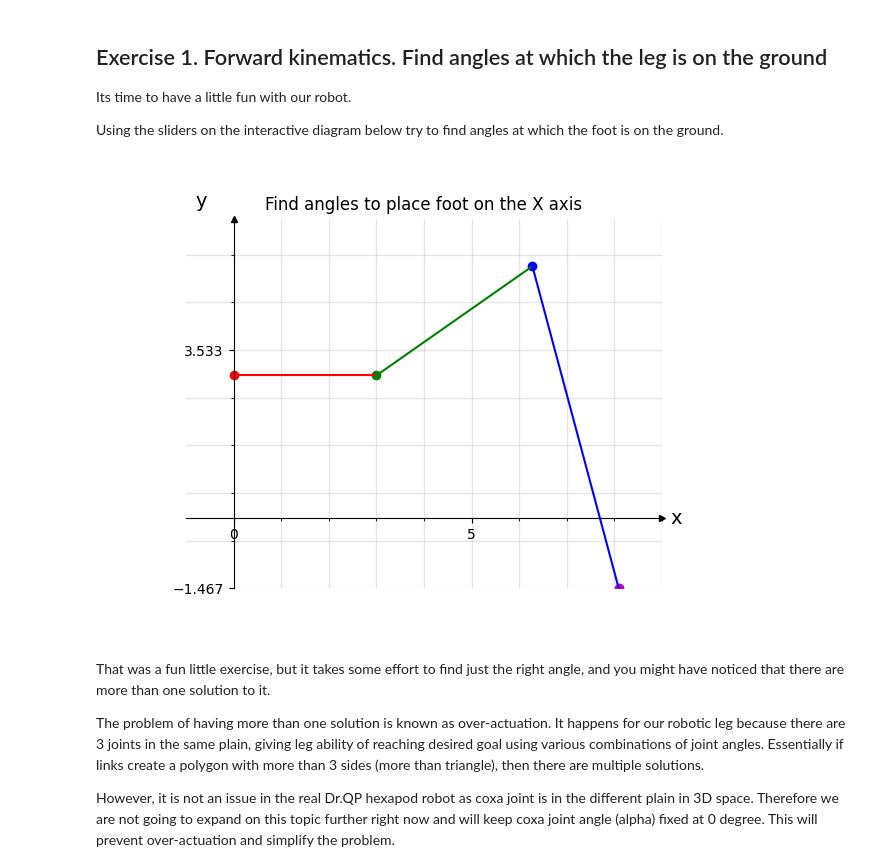
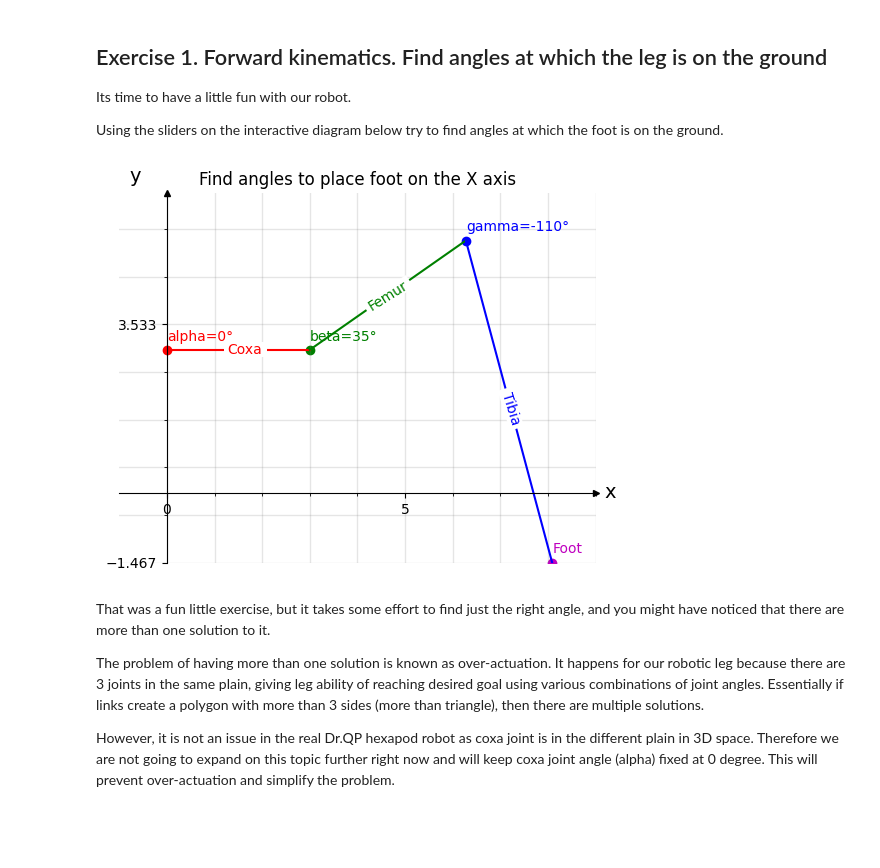
Before and after one commit to Dr-QP/Dr.QP, a Jupyter notebook: packages/runtime/drqp_brain/notebooks/getting_started_with_robot_ik.ipynb, the cells around one changed output. Saved outputs shown, nothing was run; the diff lists cells and outputs as text; code cells hidden in the pictures; blank space fills up the shorter version.

Commit message:
make interactive configurable

```diff
--- a/packages/runtime/drqp_brain/notebooks/getting_started_with_robot_ik.ipynb
+++ b/packages/runtime/drqp_brain/notebooks/getting_started_with_robot_ik.ipynb
@@ -123,36 +123,34 @@ Using the sliders on the interactive diagram below try to find angles at which t
 # %%
 
 from plotting import plot_leg_update_lines
-from ipywidgets import interactive
+from ipywidgets import interact
+import matplotlib
 
-# is_interactive = False
-# %matplotlib inline
+
 # To switch to interactive mode:
-#  1. comment lines above
-#  2. uncomment the following lines
-#  3. Restart kernel and run all the cells above
-# DO NOT RUN THE CELLS BELOW, %matplotlib widget has to be the last magic executed to use interactive backend
-is_interactive = True
-%matplotlib widget
+#  1. Set is_interactive to True
+#  2. Restart kernel and run all the cells above
+# DO NOT RUN THE CELLS BELOW, matplotlib's widget backend has to be the last magic executed to use interactive backend
+is_interactive = False
+
+matplotlib.use('widget' if is_interactive else 'inline')
 
 start=Point(0, 3)
 alpha=0
 beta=35
 gamma=-110
 points = forward_kinematics_angles(coxa_length, femur_length, tibia_length, alpha, beta, gamma, start=start)
 fig, lines, joints = plot_leg_with_points(points, 'Find angles to place foot on the X axis', no_labels=is_interactive)
 
 def update(alpha=alpha, beta=beta, gamma=gamma):
     points = forward_kinematics_angles(coxa_length, femur_length, tibia_length, alpha, beta, gamma, start=start)
     plot_leg_update_lines(points, lines, joints)
     fig.canvas.draw_idle()
 
 if is_interactive:
-  interactive(update,
-              alpha=(-180, 180, 0.1),
-              beta=(-180, 180, 0.1),
-              gamma=(-180, 180, 0.1))
-else:
-  forward_kinematics_angles(coxa_length, femur_length, tibia_length, alpha, beta, gamma, start=start)
+    interact(update,
+      alpha=(-180, 180, 0.1),
+      beta=(-180, 180, 0.1),
+      gamma=(-180, 180, 0.1))
 # %% [output]
-[figure, old version]
+[figure, new version]
```
Also changed, not shown: parts of 1 cell of this notebook.
